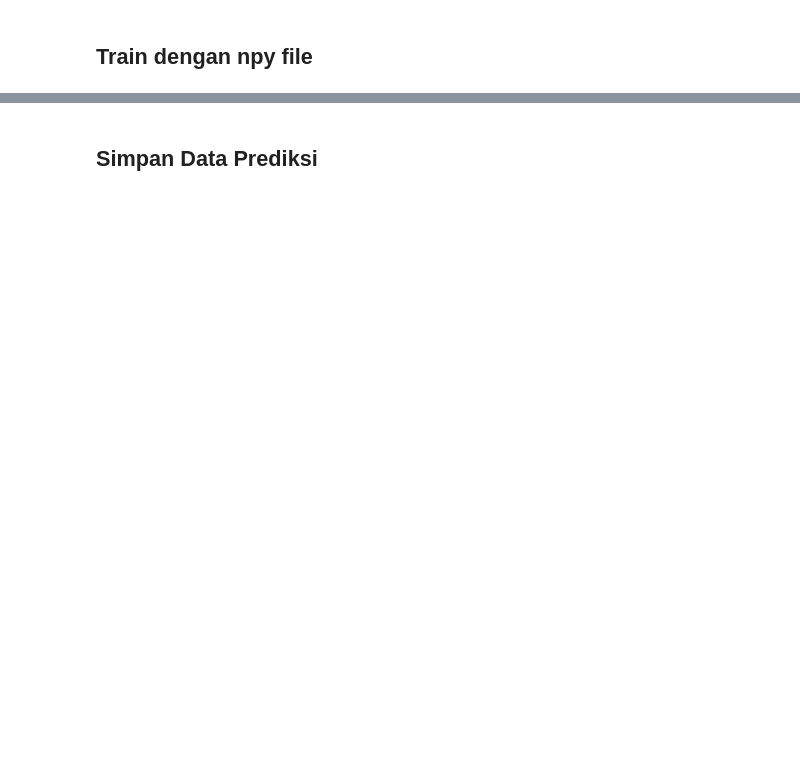
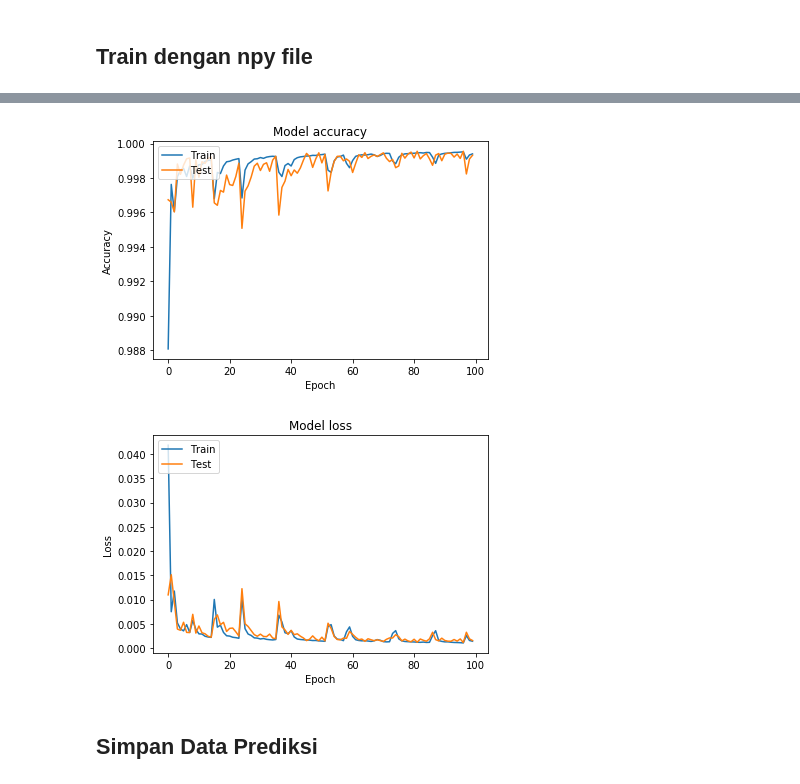
Before and after one commit to SedanaYoga/unetradar, a Jupyter notebook: trainUnet.ipynb, the cells around one changed output, grey strips where cells are left out. Drawn from its saved outputs; the diff is of its cells as text; code cells hidden in the pictures; blank space fills up the shorter version.

Commit message:
Update monitor files

```diff
--- a/trainUnet.ipynb
+++ b/trainUnet.ipynb
@@ -5,3 +7,3 @@ import cv2
 # %%
-model_checkpoint = ModelCheckpoint('unet_weightss.hdf5', monitor='loss',verbose=1, save_best_only=True)
-model = unet()#pretrained_weights='unet_weights.hdf5')
+model_checkpoint = ModelCheckpoint('unet_weights.hdf5', monitor='loss',verbose=1, save_best_only=True)
+model = unet()
@@ -13,20 +51,23 @@ unettraining = model.fit(imgs_train, imgs_mask_train, batch_size = 5, epochs = 1
 # %%
 import matplotlib.pyplot as plt
 
 # Plot training & validation accuracy values
-plt.plot(unettraining.history['acc'])
-plt.plot(unettraining.history['val_acc'])
+plt.plot(unettraining.history['accuracy'])
+plt.plot(unettraining.history['val_accuracy'])
 plt.title('Model accuracy')
 plt.ylabel('Accuracy')
 plt.xlabel('Epoch')
 plt.legend(['Train', 'Test'], loc='upper left')
 plt.show()
 
 # Plot training & validation loss values
 plt.plot(unettraining.history['loss'])
 plt.plot(unettraining.history['val_loss'])
 plt.title('Model loss')
 plt.ylabel('Loss')
 plt.xlabel('Epoch')
 plt.legend(['Train', 'Test'], loc='upper left')
 plt.show()
+# %% [output]
+[figure, added]
+[figure, added]
```
Also changed, not shown: parts of 4 cells of this notebook, 5 other files.
